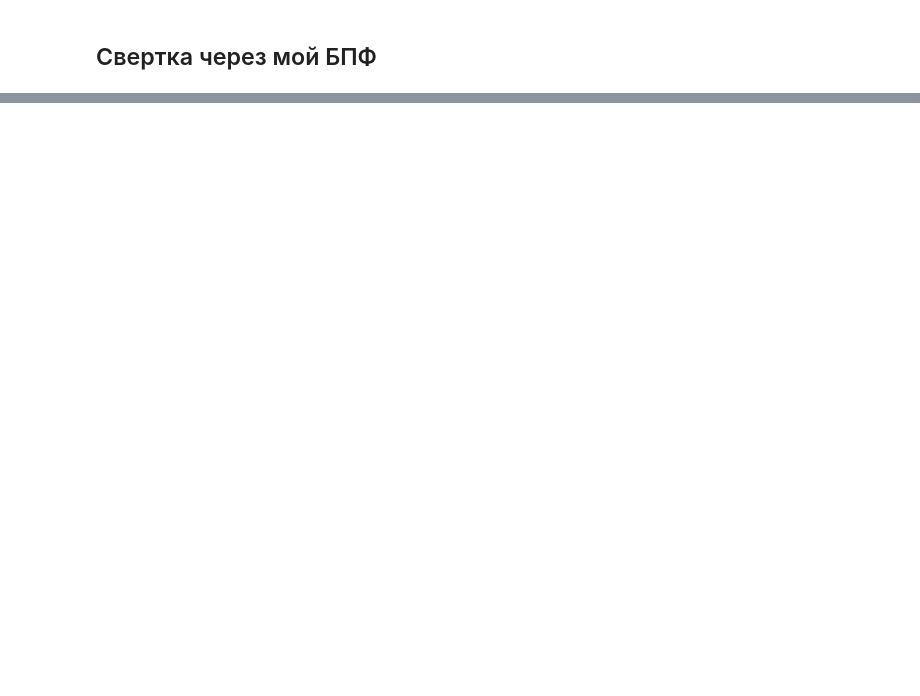
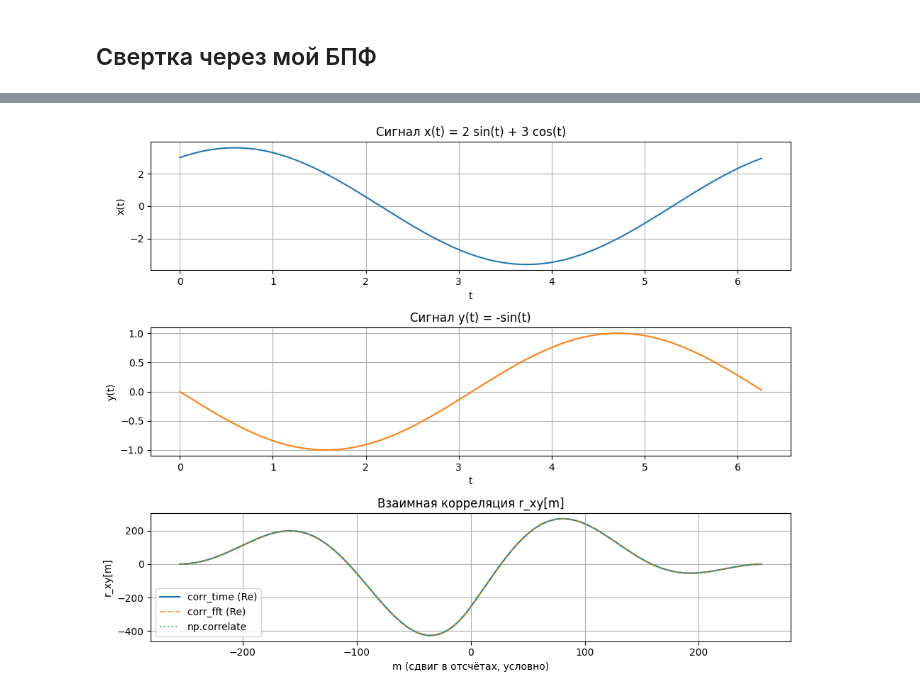
Before and after one commit to Silvarious9862/cosii, a Jupyter notebook: sem1/lab1/notebooks/theory.ipynb, the cells around one changed output, grey strips where cells are left out. Cells and saved outputs as stored; diff of their text form; code cells hidden in the pictures; blank space fills up the shorter version.

Commit message:
correlation

```diff
--- a/sem1/lab1/notebooks/theory.ipynb
+++ b/sem1/lab1/notebooks/theory.ipynb
@@ -337,0 +386,82 @@ print("Погрешность conv_fft: " + err_fft_np.astype(str))
+# %%
+import numpy as np
+import matplotlib.pyplot as plt
+import sys
+sys.path.append('../src')
+
+from correlation import corr_time, corr_fft
+
+# параметры дискретизации
+T = 2 * np.pi
+N = 256
+t = np.linspace(0, T, N, endpoint=False)
+
+# сигналы во времени
+x = 2 * np.sin(t) + 3 * np.cos(t)   # x(t)
+y = -np.sin(t)                      # y(t)
+
+# к complex и спискам
+x_list = list(x.astype(complex))
+y_list = list(y.astype(complex))
+
+# 1) корреляция по определению
+R_time = np.array(corr_time(x_list, y_list))
+
+# 2) корреляция через БПФ
+R_fft = np.array(corr_fft(x_list, y_list))
+
+# 3) корреляция numpy (full)
+R_np = np.correlate(x, y, mode='full')
+
+print("len R_time =", len(R_time), "len R_fft =", len(R_fft), "len R_np =", len(R_np))
+
+# для грубого сравнения обрежем до общей длины
+L = min(len(R_time), len(R_fft), len(R_np))
+R_time_cut = R_time[:L].real
+R_fft_cut  = R_fft[:L].real
+R_np_cut   = R_np[:L]
+
+# ось сдвигов (условно от -(N-1))
+m_vals = np.arange(-(N-1), -(N-1) + L)
+
+plt.figure(figsize=(10, 8))
+
+# 1) x(t)
+plt.subplot(3, 1, 1)
+plt.plot(t, x)
+plt.title('Сигнал x(t) = 2 sin(t) + 3 cos(t)')
+plt.xlabel('t')
+plt.ylabel('x(t)')
+plt.grid(True)
+
+# 2) y(t)
+plt.subplot(3, 1, 2)
+plt.plot(t, y, color='C1')
+plt.title('Сигнал y(t) = -sin(t)')
+plt.xlabel('t')
+plt.ylabel('y(t)')
+plt.grid(True)
+
+# 3) корреляции
+plt.subplot(3, 1, 3)
+plt.plot(m_vals, R_time_cut, label='corr_time (Re)', color='C0')
+plt.plot(m_vals, R_fft_cut,  '--', label='corr_fft (Re)',  color='C1', alpha=0.7)
+plt.plot(m_vals, R_np_cut,   ':',  label='np.correlate',    color='C2', alpha=0.7)
+plt.title('Взаимная корреляция r_xy[m]')
+plt.xlabel('m (сдвиг в отсчётах, условно)')
+plt.ylabel('r_xy[m]')
+plt.grid(True)
+plt.legend()
+
+plt.tight_layout()
+plt.show()
+
+# численные разницы на общей части
+err_fft_time = np.max(np.abs(R_time_cut - R_fft_cut))
+err_np_time  = np.max(np.abs(R_time_cut - R_np_cut))
+err_np_fft   = np.max(np.abs(R_fft_cut  - R_np_cut))
+
+print("Погрешность corr_fft vs corr_time:", err_fft_time)
+print("Погрешность np.correlate vs corr_time:", err_np_time)
+print("Погрешность np.correlate vs corr_fft:", err_np_fft)
+# %% [output]
@@ -337,0 +469 @@ print("Погрешность conv_fft: " + err_fft_np.astype(str))
+[figure, added]
```
Also changed, not shown: parts of 12 cells of this notebook, 1 other file.
